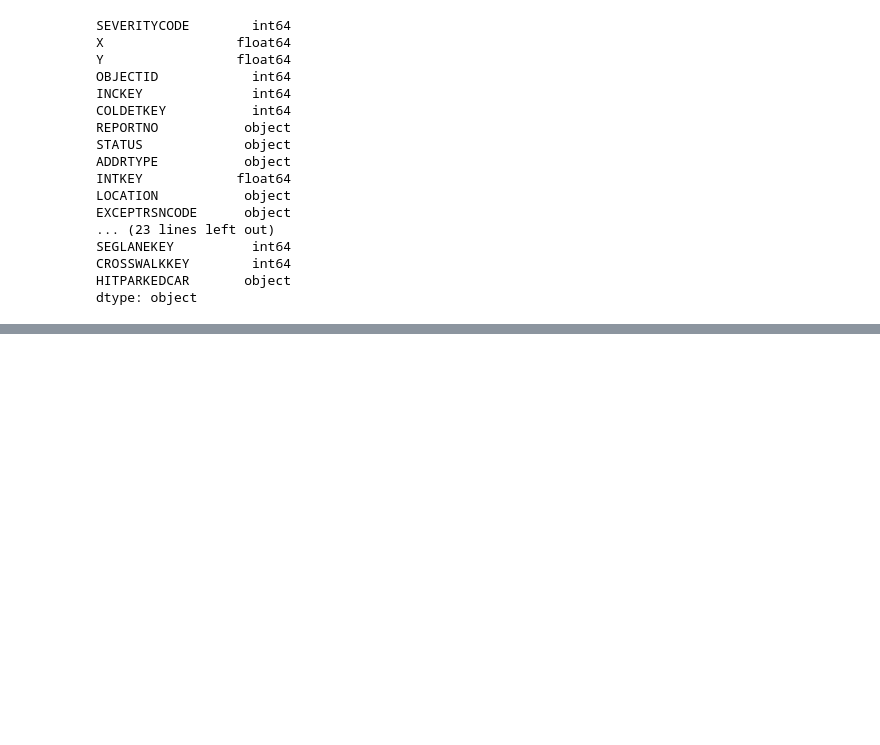
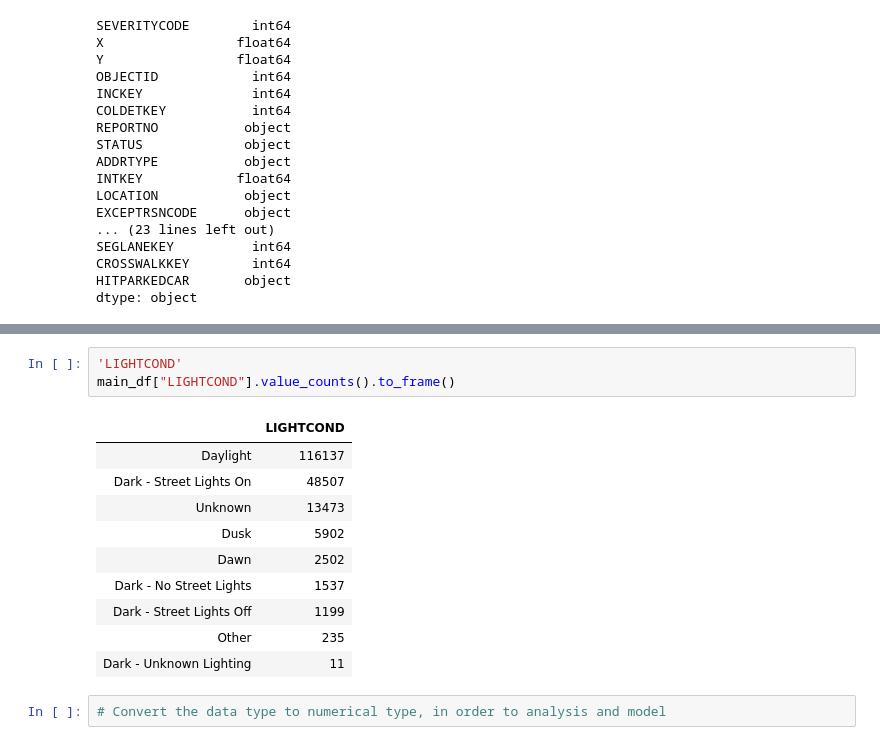
Before and after one commit to Tatianaaaaaaaaa/Coursera_Capstone, a Jupyter notebook: Car_Severity_Data Understanding.ipynb, the cells around one changed output, grey strips where cells are left out. Saved outputs shown, nothing was run; the diff lists cells and outputs as text; blank space fills up the shorter version.

```diff
--- a/Car_Severity_Data Understanding.ipynb
+++ b/Car_Severity_Data Understanding.ipynb
@@ -314,0 +168,16 @@ NameError: name 'SMOTE' is not defined
+# %%
+'LIGHTCOND'
+main_df["LIGHTCOND"].value_counts().to_frame()
+# %% [output]
+|  | LIGHTCOND |
+| Daylight | 116137 |
+| Dark - Street Lights On | 48507 |
+| Unknown | 13473 |
+| Dusk | 5902 |
+| Dawn | 2502 |
+| Dark - No Street Lights | 1537 |
+| Dark - Street Lights Off | 1199 |
+| Other | 235 |
+| Dark - Unknown Lighting | 11 |
+# %%
+# Convert the data type to numerical type, in order to analysis and model
```
Also changed, not shown: parts of 54 cells of this notebook.
